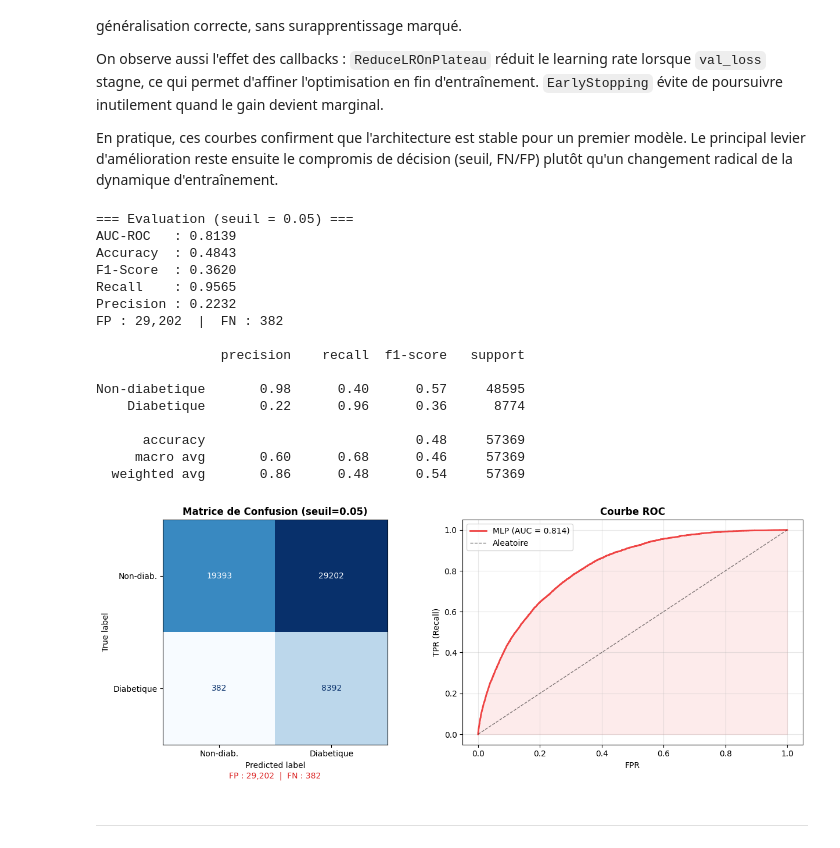
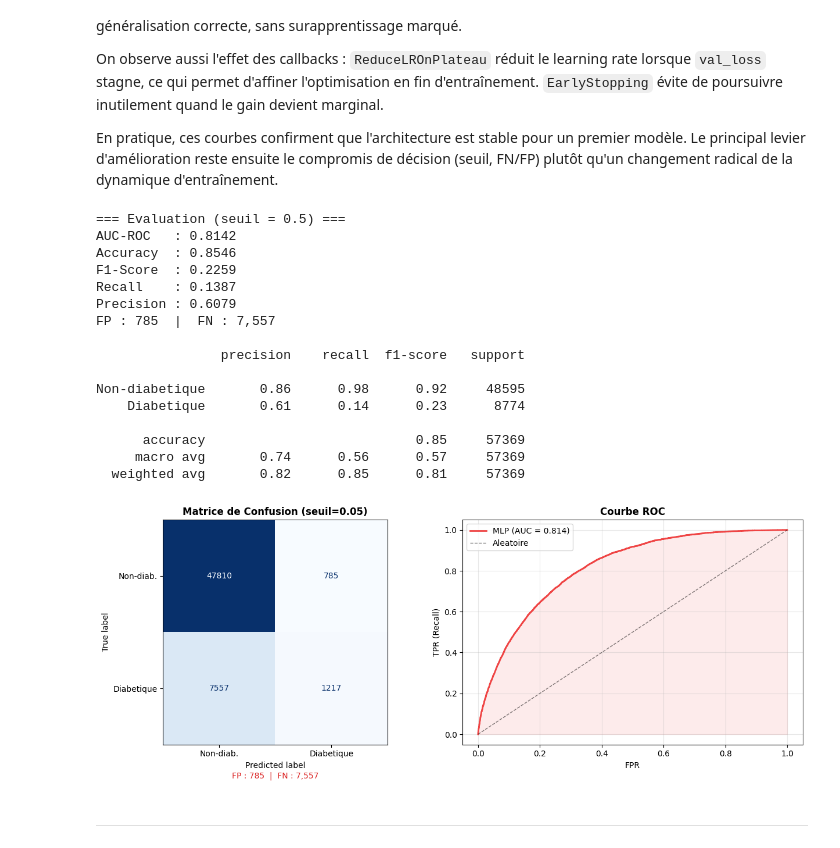
Before and after one commit to A4-CESI/deep_learning, a Jupyter notebook: 02_modelisation.ipynb, the cells around one changed output. Saved outputs shown, nothing was run; the diff lists cells and outputs as text; code cells hidden in the pictures.

```diff
--- a/02_modelisation.ipynb
+++ b/02_modelisation.ipynb
@@ -260,59 +263,59 @@ En pratique, ces courbes confirment que l'architecture est stable pour un premie
 # %%
 # Evaluation sur le jeu de test
 y_proba = mlp.predict(X_test_sc, verbose=0).flatten()
-y_pred  = (y_proba >= 0.05).astype(int)
+y_pred  = (y_proba >= 0.5).astype(int)
 
 cm  = confusion_matrix(y_test, y_pred)
 tn, fp, fn, tp = cm.ravel()
 auc = roc_auc_score(y_test, y_proba)
 
-print('=== Evaluation (seuil = 0.05) ===')
+print('=== Evaluation (seuil = 0.5) ===')
 print(f'AUC-ROC   : {auc:.4f}')
 print(f'Accuracy  : {accuracy_score(y_test, y_pred):.4f}')
 print(f'F1-Score  : {f1_score(y_test, y_pred):.4f}')
 print(f'Recall    : {recall_score(y_test, y_pred):.4f}')
 print(f'Precision : {precision_score(y_test, y_pred):.4f}')
 print(f'FP : {fp:,}  |  FN : {fn:,}')
 print()
 print(classification_report(y_test, y_pred, target_names=['Non-diabetique', 'Diabetique']))
 
 fig, axes = plt.subplots(1, 2, figsize=(13, 5))
 
 ConfusionMatrixDisplay(cm, display_labels=['Non-diab.', 'Diabetique']).plot(
     ax=axes[0], colorbar=False, cmap='Blues')
 axes[0].set_title('Matrice de Confusion (seuil=0.05)', fontweight='bold')
 axes[0].text(0.5, -0.15, f'FP : {fp:,}  |  FN : {fn:,}',
              transform=axes[0].transAxes, ha='center', color='#DC2626', fontsize=10)
 
 fpr, tpr, _ = roc_curve(y_test, y_proba)
 axes[1].plot(fpr, tpr, color='#EF4444', lw=2, label=f'MLP (AUC = {auc:.3f})')
 axes[1].plot([0,1],[0,1],'k--', lw=1, alpha=0.5, label='Aleatoire')
 axes[1].fill_between(fpr, tpr, alpha=0.1, color='#EF4444')
 axes[1].set_xlabel('FPR')
 axes[1].set_ylabel('TPR (Recall)')
 axes[1].set_title('Courbe ROC', fontweight='bold')
 axes[1].legend()
 axes[1].grid(True, alpha=0.3)
 plt.tight_layout()
 plt.show()
 # %% [output]
-=== Evaluation (seuil = 0.05) ===
-AUC-ROC   : 0.8139
-Accuracy  : 0.4843
-F1-Score  : 0.3620
-Recall    : 0.9565
-Precision : 0.2232
-FP : 29,202  |  FN : 382
+=== Evaluation (seuil = 0.5) ===
+AUC-ROC   : 0.8142
+Accuracy  : 0.8546
+F1-Score  : 0.2259
+Recall    : 0.1387
+Precision : 0.6079
+FP : 785  |  FN : 7,557
 
                 precision    recall  f1-score   support
 
-Non-diabetique       0.98      0.40      0.57     48595
-    Diabetique       0.22      0.96      0.36      8774
+Non-diabetique       0.86      0.98      0.92     48595
+    Diabetique       0.61      0.14      0.23      8774
 
-      accuracy                           0.48     57369
-     macro avg       0.60      0.68      0.46     57369
-  weighted avg       0.86      0.48      0.54     57369
+      accuracy                           0.85     57369
+     macro avg       0.74      0.56      0.57     57369
+  weighted avg       0.82      0.85      0.81     57369
-[figure, old version]
+[figure, new version]
 # %% [markdown]
 ---
 # %% [markdown]
```
Also changed, not shown: parts of 8 cells of this notebook, 22 other files.
